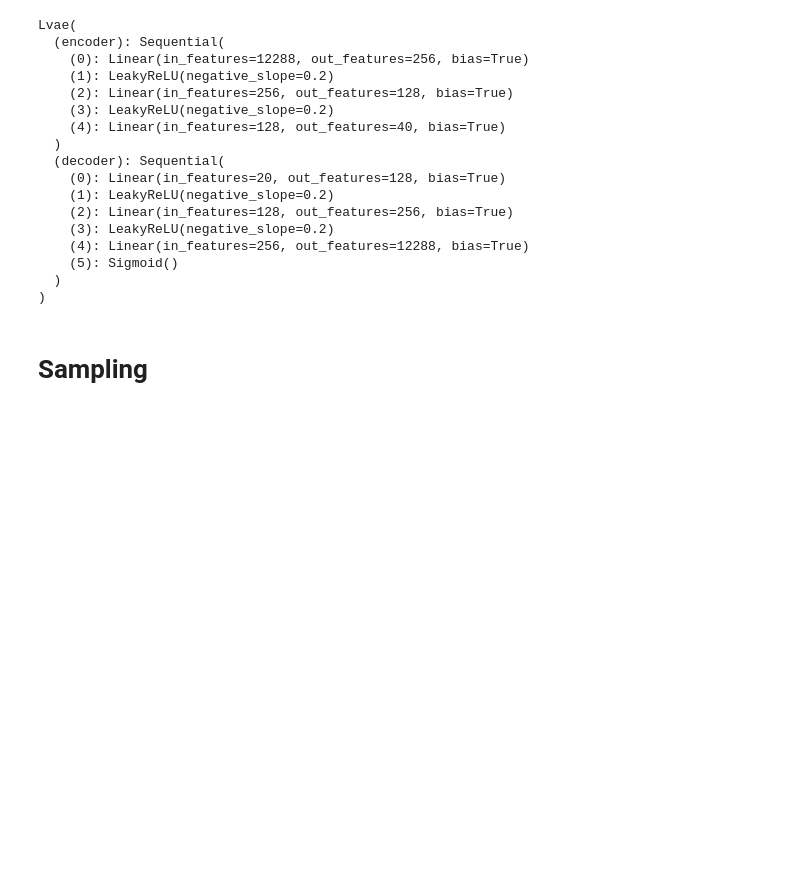
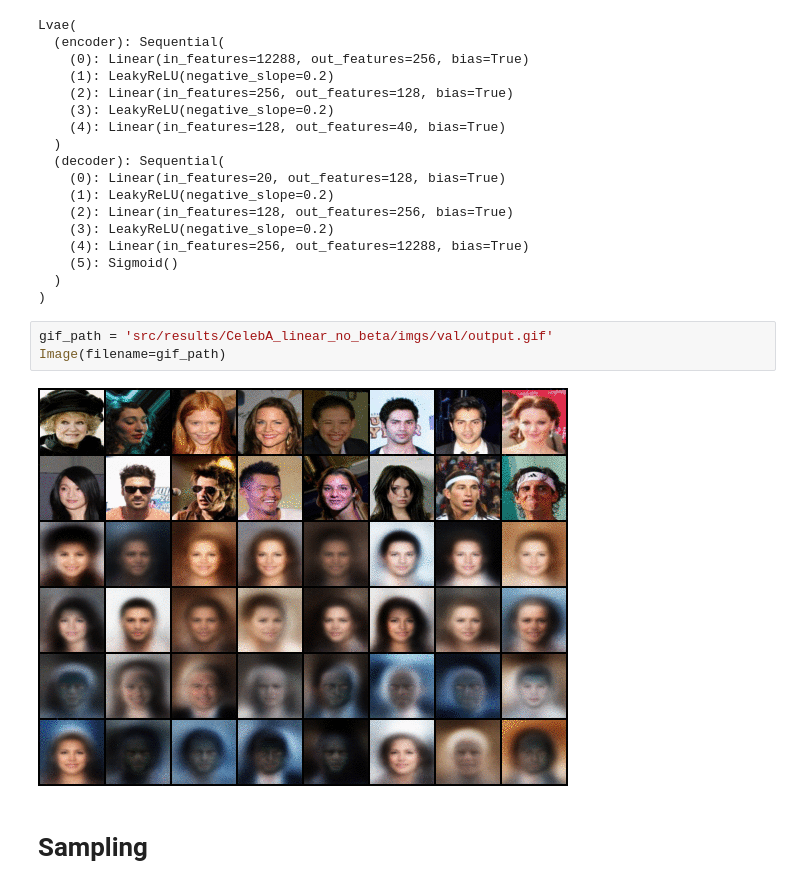
Before and after one commit to adilsonmedronha/deeplearning, a Jupyter notebook: vae/demo.ipynb, the cells around one changed output. Drawn from its saved outputs; the diff is of its cells as text; blank space fills up the shorter version.

```diff
--- a/vae/demo.ipynb
+++ b/vae/demo.ipynb
@@ -41,6 +44,11 @@ Lvae(
     (5): Sigmoid()
   )
 )
+# %%
+gif_path = 'src/results/CelebA_linear_no_beta/imgs/val/output.gif'
+Image(filename=gif_path)
+# %% [output]
+[figure, added]
 # %% [markdown]
 # Sampling
 # %%
```
Also changed, not shown: parts of 4 cells of this notebook, 2 other files.
